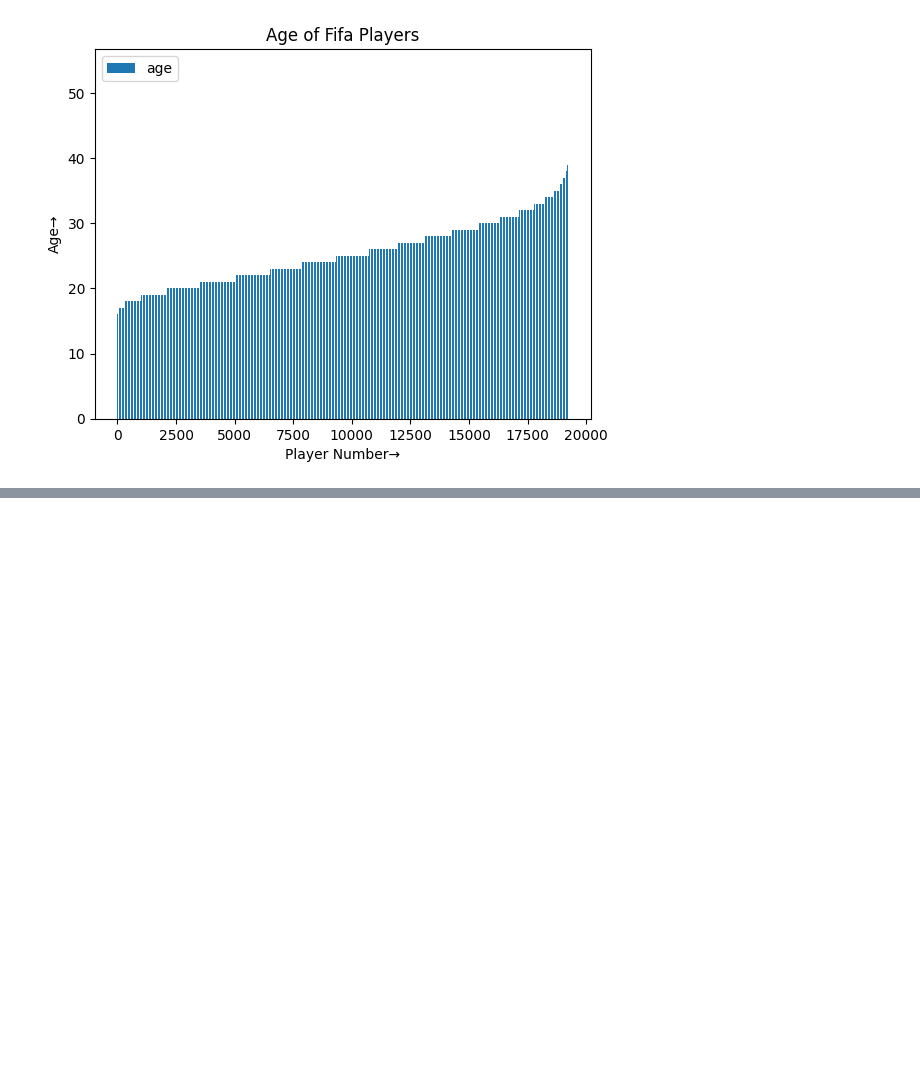
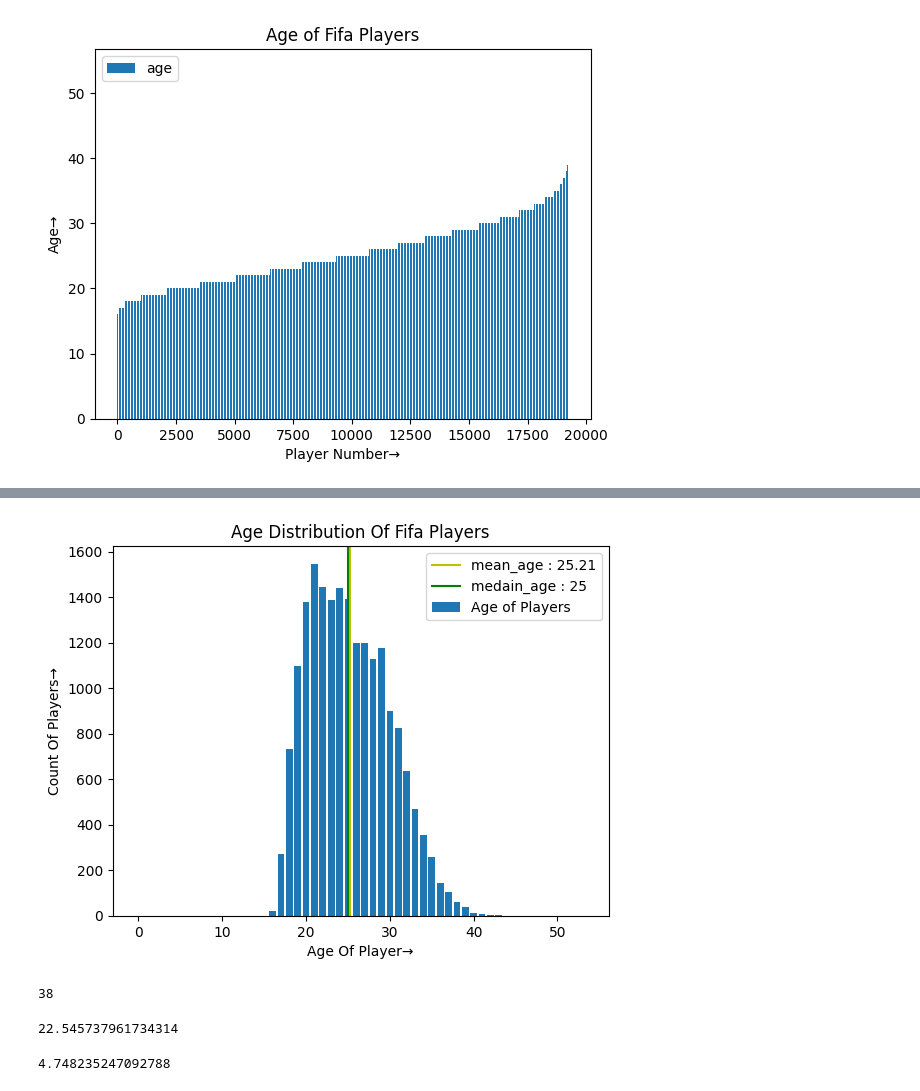
Before and after one commit to TamangLhoSantosh/2nd-Year-Assignment, a Jupyter notebook: Sem II/AI/AI-02.ipynb, the cells around one changed output, grey strips where cells are left out. Drawn from its saved outputs; the diff is of its cells as text; code cells hidden in the pictures; blank space fills up the shorter version.

```diff
--- a/Sem II/AI/AI-02.ipynb
+++ b/Sem II/AI/AI-02.ipynb
@@ -120,0 +166,30 @@ $$\bar(x) = \fran$$
+# %%
+def median(data):
+    if len(data) % 2 == 0:
+        return sorted(data)[(len(data) + 1) // 2 ]
+    else:
+        return sorted(data)[len(data) // 2]
+# %%
+median_age = median(age)
+# %%
+plt.bar(xs, ys, label='Age of Players')
+
+plt.axvline(mean_age, color='y', label='mean_age' + " : " + str(round(mean_age, 2)))
+
+plt.axvline(median_age, color='g', label='medain_age' + " : " + str(median_age))
+
+plt.title("Age Distribution Of Fifa Players")
+plt.xlabel("Age Of Player" + u"\u2192")
+plt.ylabel("Count Of Players" + u"\u2192")
+
+plt.legend()
+
+plt.show()
+# %% [output]
+[figure, added]
+# %%
+dispersion = max(age) - min(age)
+
+print(dispersion)
+# %% [output]
+38
@@ -120,0 +202,5 @@ $$\bar(x) = \fran$$
+# %%
+var = variance(age)
+print(var)
+# %% [output]
+22.545737961734314
@@ -120,0 +212,4 @@ $$\bar(x) = \fran$$
+# %%
+std(age)
+# %% [output]
+4.748235247092788
```
Also changed, not shown: parts of 8 cells of this notebook.
